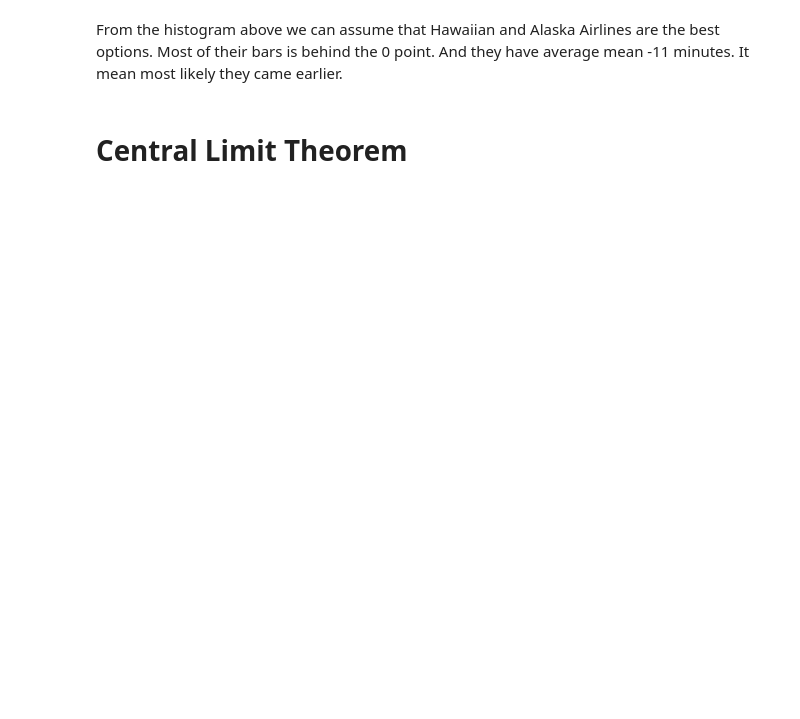
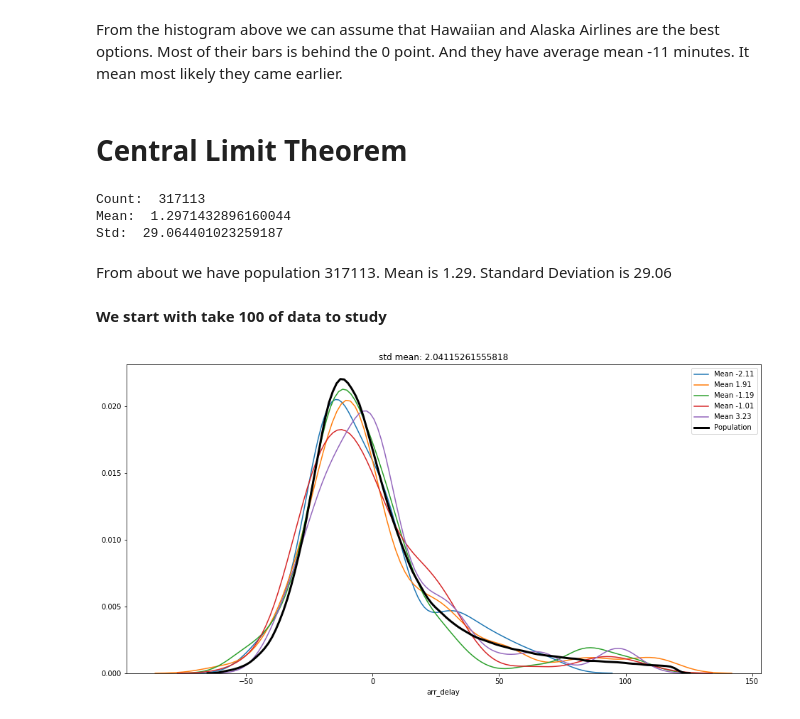
Before and after one commit to Uysim/on-time-flight-analysis, a Jupyter notebook: on_time_flight_analysis.ipynb, the cells around one changed output. Drawn from its saved outputs; the diff is of its cells as text; code cells hidden in the pictures; blank space fills up the shorter version.

```diff
--- a/on_time_flight_analysis.ipynb
+++ b/on_time_flight_analysis.ipynb
@@ -77,3 +78,28 @@ From the histogram above we can assume that Hawaiian and Alaska Airlines are the
 It mean most likely they came earlier.
 # %% [markdown]
 # Central Limit Theorem
+# %%
+print("Count: ", len(flights))
+print("Mean: ", flights["arr_delay"].mean())
+print("Std: ", flights["arr_delay"].std())
+# %% [output]
+Count:  317113
+Mean:  1.2971432896160044
+Std:  29.064401023259187
+# %% [markdown]
+From about we have population 317113. Mean is 1.29. Standard Deviation is 29.06
+# %% [markdown]
+**We start with take 100 of data to study**
+# %%
+plt.figure(figsize=(16, 8))
+means = []
+for i in range(5):
+  sample = flights.sample(100, random_state=i)
+  mean = sample['arr_delay'].mean()
+  means.append(mean)
+  sns.distplot(sample['arr_delay'], hist=False, kde=True, label="Mean {}".format(sample['arr_delay'].mean()))
+sns.distplot(flights['arr_delay'], hist=False, kde=True, label="Population", kde_kws={"color": "black", "linewidth": 3})
+plt.title("std mean: {}".format(np.std(means)))
+plt.show()
+# %% [output]
+[figure, added]
```
Also changed, not shown: parts of 10 cells of this notebook.
